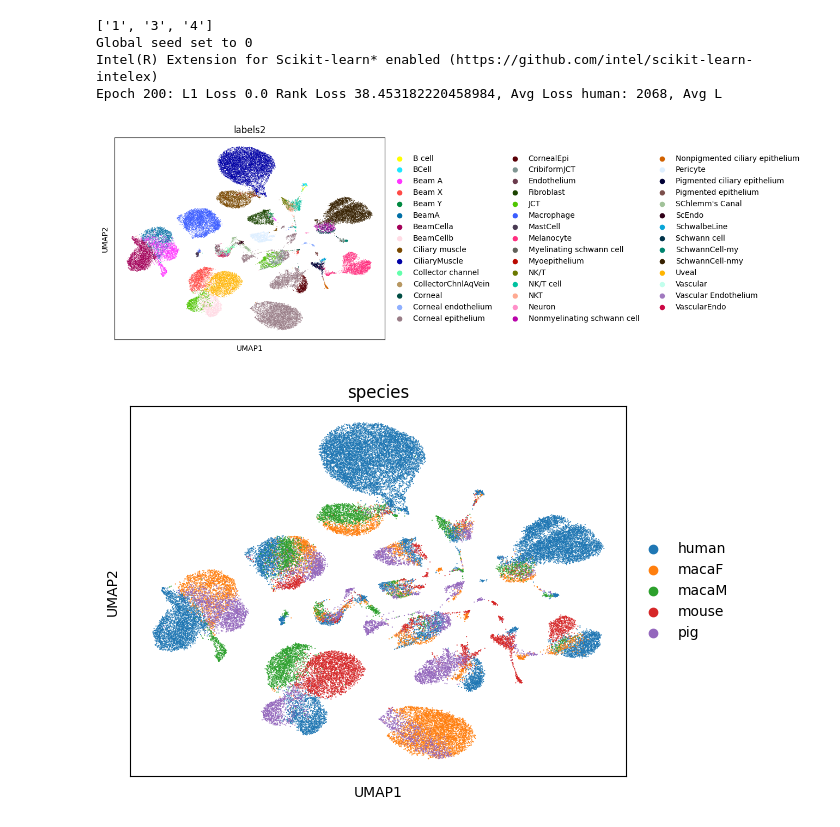
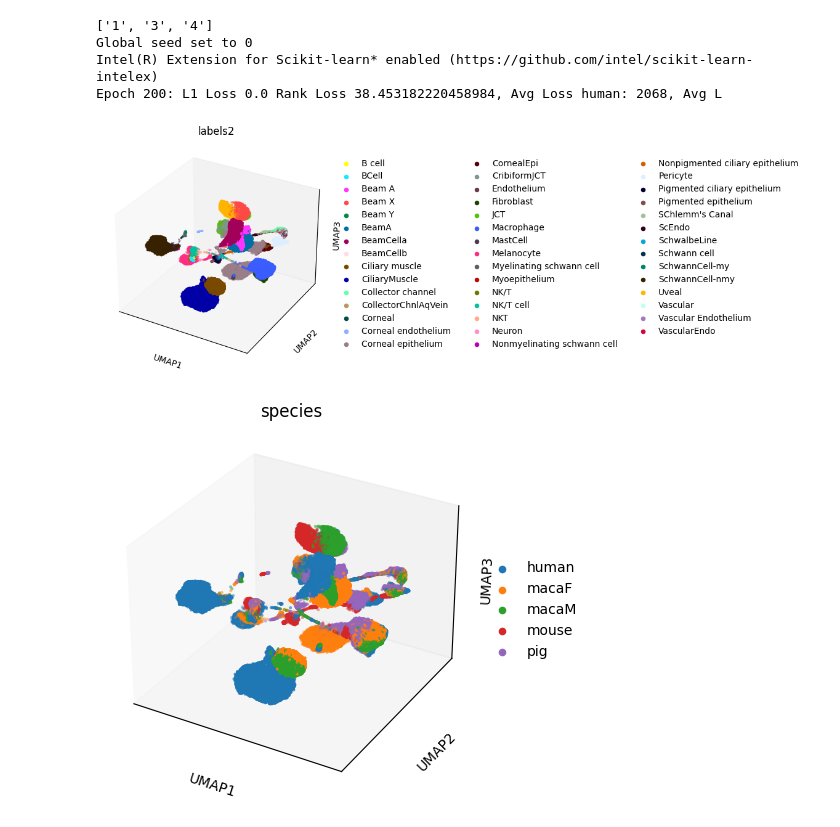
Before and after one commit to snap-stanford/SATURN, a Jupyter notebook: Vignettes/ah_atlas/Multiple Seeds.ipynb, the cells around one changed output. Cells and saved outputs as stored; diff of their text form; code cells hidden in the pictures.

```diff
--- a/Vignettes/ah_atlas/Multiple Seeds.ipynb
+++ b/Vignettes/ah_atlas/Multiple Seeds.ipynb
@@ -41,11 +41,11 @@ Epoch 200: L1 Loss 0.0 Rank Loss 38.453182220458984, Avg Loss human: 2068, Avg L
 # %%
 import scanpy as sc
 ah_atlas_ad = sc.read("../multiple_seeds_results/saturn_results/test256_data_human_macaF_macaM_mouse_pig_org_ah_atlas_run_l1_0_pe_1.0_None_seed_0.h5ad")
 sc.pp.pca(ah_atlas_ad)
 sc.pp.neighbors(ah_atlas_ad)
-sc.tl.umap(ah_atlas_ad)
-sc.pl.umap(ah_atlas_ad, color="labels2")
-sc.pl.umap(ah_atlas_ad, color="species")
+sc.tl.umap(ah_atlas_ad, n_components=3)
+sc.pl.umap(ah_atlas_ad, color="labels2", projection="3d")
+sc.pl.umap(ah_atlas_ad, color="species", projection="3d")
 # %% [output]
-[figure, old version]
+[figure, new version]
-[figure, old version]
+[figure, new version]
```
Also changed, not shown: 6 other files.
